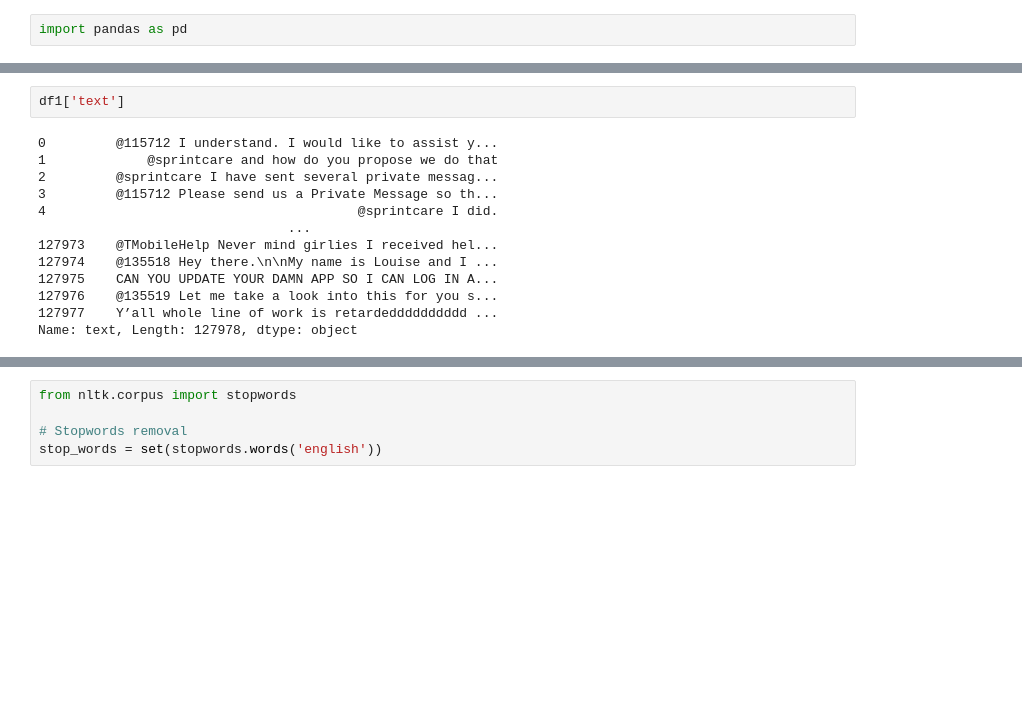
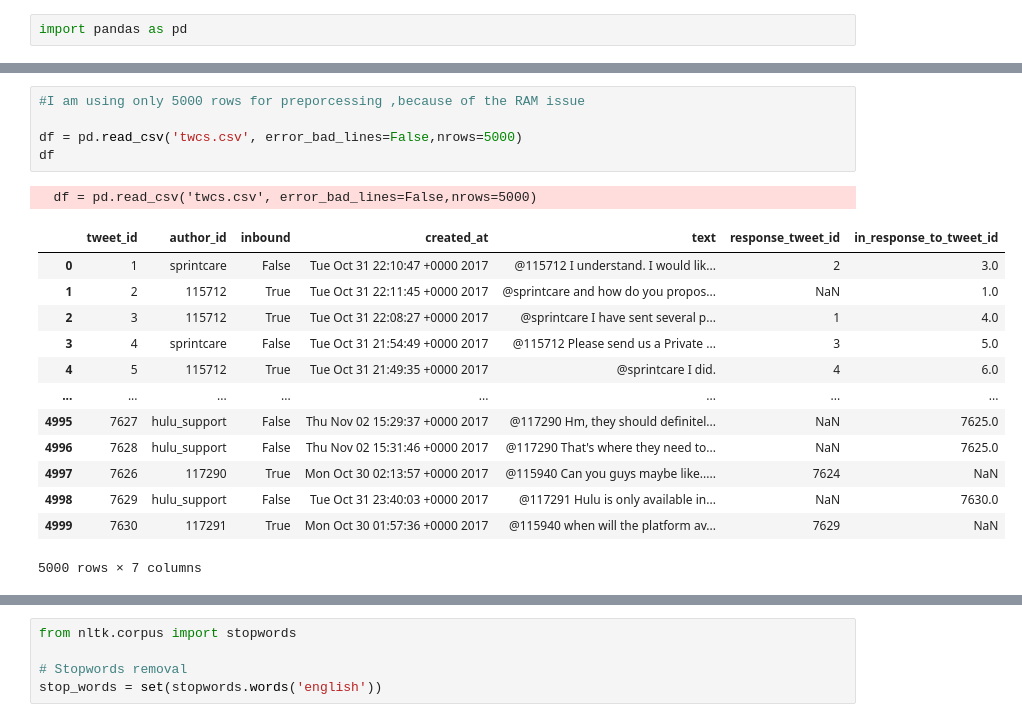
Before and after one commit to Miliyas/Generative_AI-Assignments, a Jupyter notebook: twitter_customer_support.ipynb, the cells around one changed output, grey strips where cells are left out. Saved outputs shown, nothing was run; the diff lists cells and outputs as text; blank space fills up the shorter version.

```diff
--- a/twitter_customer_support.ipynb
+++ b/twitter_customer_support.ipynb
@@ -47,15 +22,20 @@ Skipping line 122874: expected 7 fields, saw 8
-# %%
-df1['text']
-# %% [output]
-0         @115712 I understand. I would like to assist y...
-1             @sprintcare and how do you propose we do that
-2         @sprintcare I have sent several private messag...
-3         @115712 Please send us a Private Message so th...
-4                                        @sprintcare I did.
-                                ...
-127973    @TMobileHelp Never mind girlies I received hel...
-127974    @135518 Hey there.\n\nMy name is Louise and I ...
-127975    CAN YOU UPDATE YOUR DAMN APP SO I CAN LOG IN A...
-127976    @135519 Let me take a look into this for you s...
-127977    Y’all whole line of work is retardedddddddddd ...
-Name: text, Length: 127978, dtype: object
+# %%
+#I am using only 5000 rows for preporcessing ,because of the RAM issue
+
+df = pd.read_csv('twcs.csv', error_bad_lines=False,nrows=5000)
+df
+# %% [output]
+  df = pd.read_csv('twcs.csv', error_bad_lines=False,nrows=5000)
+|  | tweet_id | author_id | inbound | created_at | text | response_tweet_id | in_response_to_tweet_id |
+| 0 | 1 | sprintcare | False | Tue Oct 31 22:10:47 +0000 2017 | @115712 I understand. I would lik... | 2 | 3.0 |
+| 1 | 2 | 115712 | True | Tue Oct 31 22:11:45 +0000 2017 | @sprintcare and how do you propos... | NaN | 1.0 |
+| 2 | 3 | 115712 | True | Tue Oct 31 22:08:27 +0000 2017 | @sprintcare I have sent several p... | 1 | 4.0 |
+| 3 | 4 | sprintcare | False | Tue Oct 31 21:54:49 +0000 2017 | @115712 Please send us a Private ... | 3 | 5.0 |
+| 4 | 5 | 115712 | True | Tue Oct 31 21:49:35 +0000 2017 | @sprintcare I did. | 4 | 6.0 |
+| ... | ... | ... | ... | ... | ... | ... | ... |
+| 4995 | 7627 | hulu_support | False | Thu Nov 02 15:29:37 +0000 2017 | @117290 Hm, they should definitel... | NaN | 7625.0 |
+| 4996 | 7628 | hulu_support | False | Thu Nov 02 15:31:46 +0000 2017 | @117290 That's where they need to... | NaN | 7625.0 |
+| 4997 | 7626 | 117290 | True | Mon Oct 30 02:13:57 +0000 2017 | @115940 Can you guys maybe like..... | 7624 | NaN |
+| 4998 | 7629 | hulu_support | False | Tue Oct 31 23:40:03 +0000 2017 | @117291 Hulu is only available in... | NaN | 7630.0 |
+| 4999 | 7630 | 117291 | True | Mon Oct 30 01:57:36 +0000 2017 | @115940 when will the platform av... | 7629 | NaN |
+5000 rows × 7 columns
```
Also changed, not shown: parts of 51 cells of this notebook.
